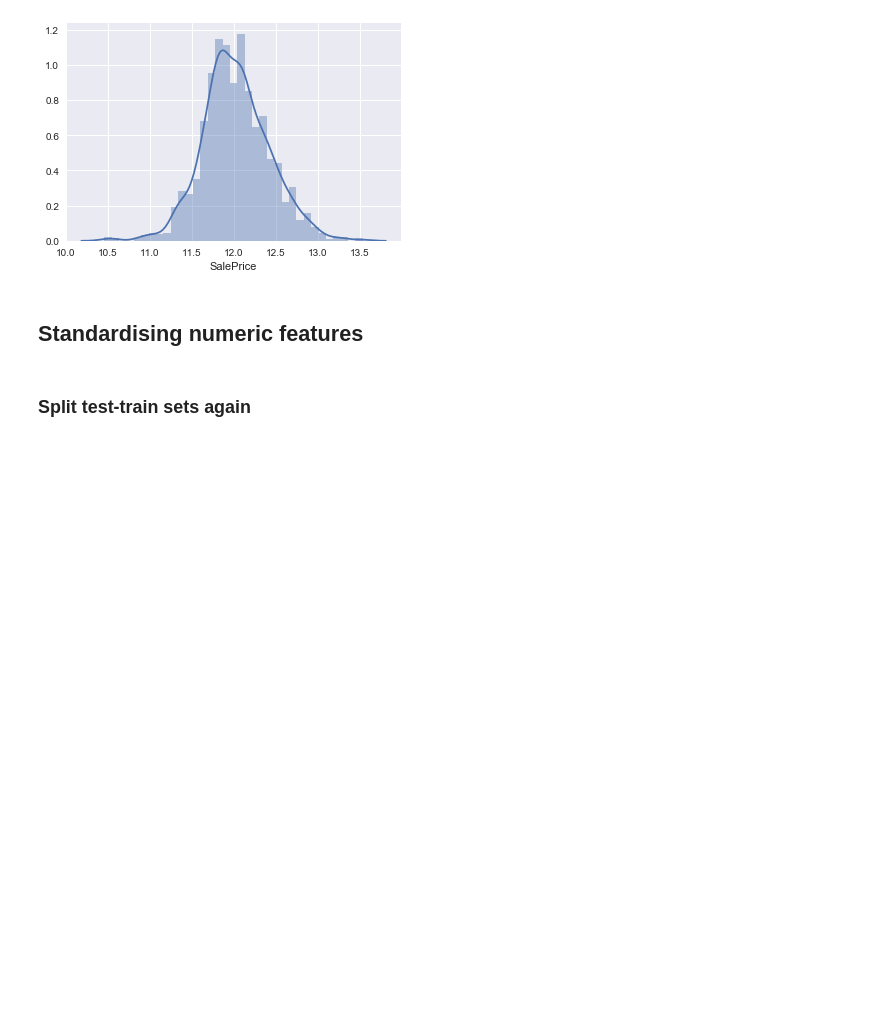
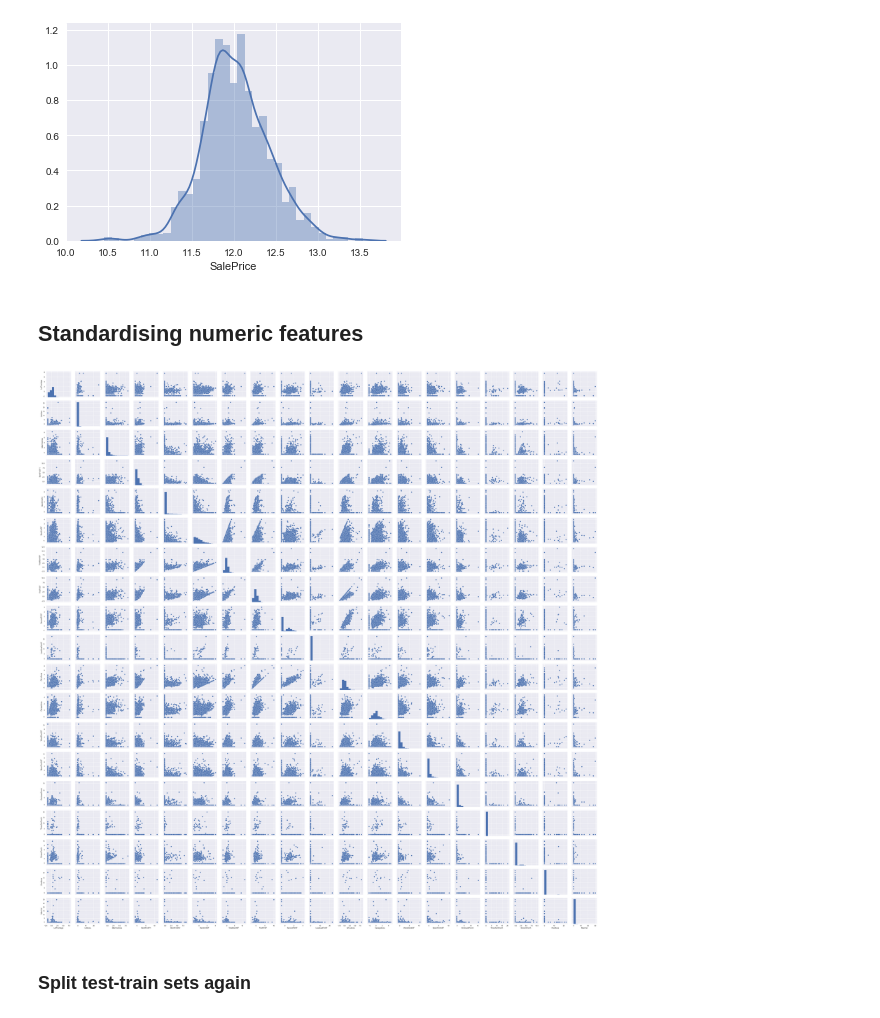
Before and after one commit to christopherhadley/kaggle-housing, a Jupyter notebook: kaggle-housing.ipynb, the cells around one changed output. Cells and saved outputs as stored; diff of their text form; code cells hidden in the pictures; blank space fills up the shorter version.

```diff
--- a/kaggle-housing.ipynb
+++ b/kaggle-housing.ipynb
@@ -237,5 +243,8 @@ data_full = pd.concat([train, test], keys = ['train', 'test'])
 # %%
+ax = sns.pairplot(numeric_features_st)
 # ax.savefig('charts_complete.png')
+# %% [output]
+[figure, added]
 # %%
 # Too many variables!
 # %% [markdown]
```
Also changed, not shown: parts of 32 cells of this notebook.
